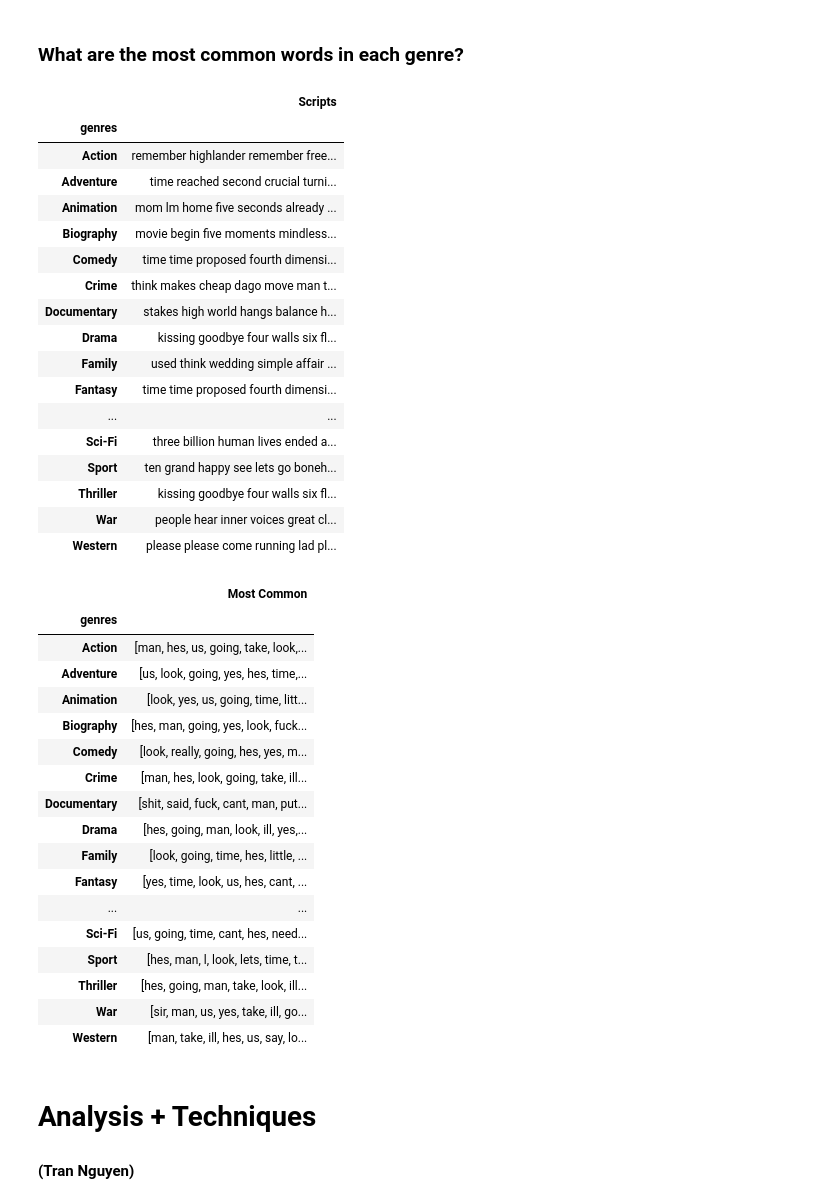
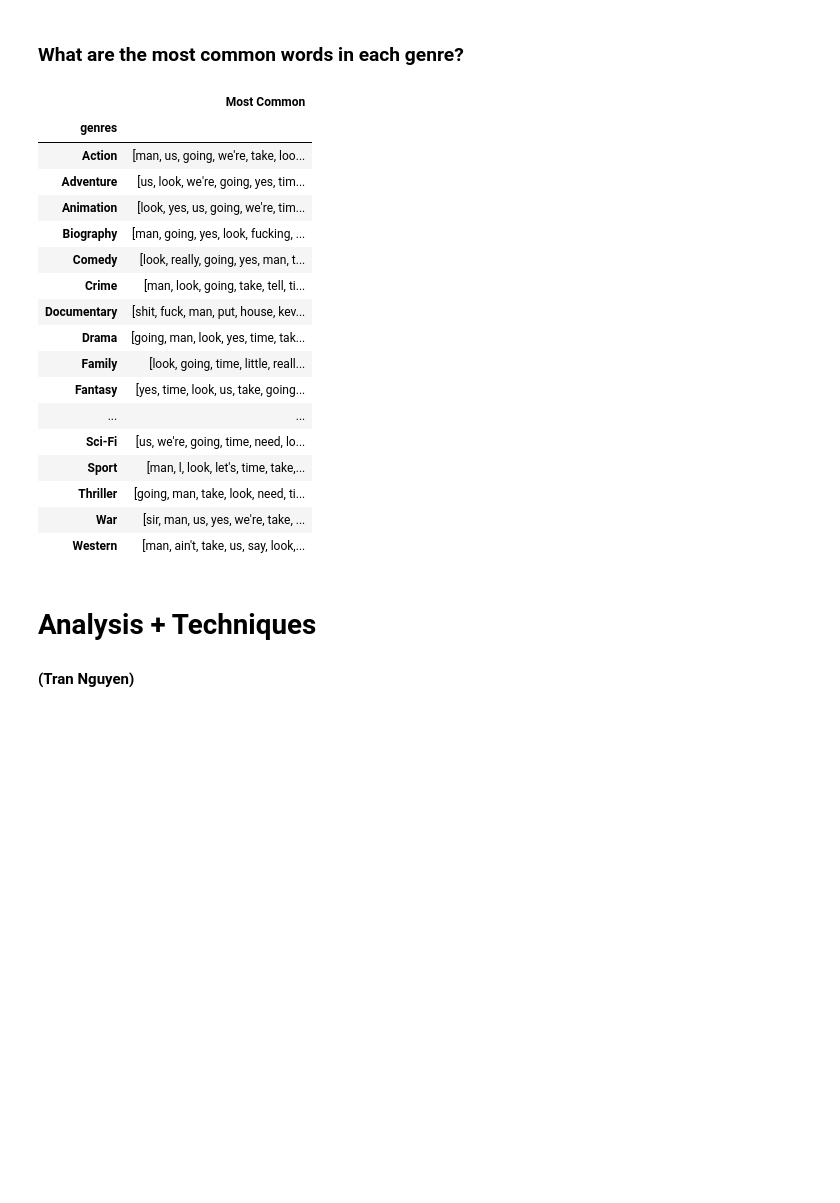
Before and after one commit to kotooriiii/CS105-Project, a Jupyter notebook: ProjectMain.ipynb, the cells around one changed output. Cells and saved outputs as stored; diff of their text form; code cells hidden in the pictures; blank space fills up the shorter version.

Commit message:
nina most recent push

```diff
--- a/ProjectMain.ipynb
+++ b/ProjectMain.ipynb
@@ -94,7 +94,8 @@ We also noticed that some movies had more than one entry. This was because there
 # scripts_basics_df = scripts_basics_df.rename(columns={'index': 'IMDB ID'})
 # scripts_basics_df = removeDuplicates(scripts_basics_df)
 # %%
-#Read clean.csv, which has our cleaned dataset
-scripts_basics_df = pd.read_csv("datasets/moviesOFFICIAL.csv")
+#Read clean12noon.csv, which has our cleaned dataset
+scripts_basics_df = pd.read_csv("datasets/arrivalMovies.csv")
+scripts_basics_df = scripts_basics_df.loc[:, ~scripts_basics_df.columns.str.startswith('Unnamed')]
 scripts_basics_df.head()
 # %% [output]
@@ -220,70 +224,52 @@ from collections import Counter
 # Get script for Jurassic Park (1993) and print!
 # Sauce: https://www.geeksforgeeks.org/find-k-frequent-words-data-set-python/
 # pd.set_option('display.max_colwidth', None)
 # jp_script = scripts_basics_df.at[118, 'Scripts']
 # jp_
 
 
 # new_df = scripts_basics_df[["originalTitle", "Scripts", "genres"]]
 # new_df = new_df.dropna() #can be deleted since data should be clean before this step, kept for testing
 # new_df['Length'] = new_df['Scripts'].str.split(" ").str.len() # adds the length column with length of each script
 # display(new_df)
 def cleanDF(df):
     df_copy = df.copy()
-    filtered_words_x = ['go', 'right', 'come', 'good', 'okay', 'one', 'would', 'want', 'think', 'see', 'back', 'hey']
+    filtered_words_x = ['go', 'right', 'come', 'good', 'okay', 'one', 'would', 'want', 'think', 'see', 'back', 'hey', 'i\'m', 'i\'ll', 'that\'s','he\'s', 'can\'t', 'said', 'this']
     df_copy['Scripts'] = df_copy['Scripts'].apply(lambda x: ' '.join([item for item in x.split() if item.lower() not in filtered_words_x]))
     return df_copy
 
 words_df = scripts_basics_df[["originalTitle", "Scripts", "genres"]]
 words_df = words_df.dropna()
 words_df = words_df.astype({'Scripts':'string'})
 # display(words_df)
 # words_df.groupby(['genres'], as_index = False).agg({'val': ' '.join})
 words_df = words_df.groupby(['genres']).agg({'Scripts': ' '.join})
 display(words_df)
 
 clean_df = cleanDF(words_df)
 # mostCommon = Counter(words_df.loc[:'Scripts'].str.split(" ")).mostcommon()
 clean_df["Most Common"] = pd.DataFrame({"MostCommon" : clean_df['Scripts'].str.split(" ").apply(lambda x: [k for k, v in Counter(x).most_common(10)])})
 pd.set_option('display.max_colwidth', None)
 display(clean_df[["Most Common"]])
 # %% [output]
-|  | Scripts |
+|  | Most Common |
 | genres |  |
-| Action | remember highlander remember free... |
-| Adventure | time reached second crucial turni... |
-| Animation | mom lm home five seconds already ... |
-| Biography | movie begin five moments mindless... |
-| Comedy | time time proposed fourth dimensi... |
-| Crime | think makes cheap dago move man t... |
-| Documentary | stakes high world hangs balance h... |
-| Drama | kissing goodbye four walls six fl... |
-| Family | used think wedding simple affair ... |
-| Fantasy | time time proposed fourth dimensi... |
+| Action | [man, us, going, we're, take, loo... |
+| Adventure | [us, look, we're, going, yes, tim... |
+| Animation | [look, yes, us, going, we're, tim... |
+| Biography | [man, going, yes, look, fucking, ... |
+| Comedy | [look, really, going, yes, man, t... |
+| Crime | [man, look, going, take, tell, ti... |
+| Documentary | [shit, fuck, man, put, house, kev... |
+| Drama | [going, man, look, yes, time, tak... |
+| Family | [look, going, time, little, reall... |
+| Fantasy | [yes, time, look, us, take, going... |
 | ... | ... |
-| Sci-Fi | three billion human lives ended a... |
-| Sport | ten grand happy see lets go boneh... |
-| Thriller | kissing goodbye four walls six fl... |
-| War | people hear inner voices great cl... |
-| Western | please please come running lad pl... |
+| Sci-Fi | [us, we're, going, time, need, lo... |
+| Sport | [man, l, look, let's, time, take,... |
+| Thriller | [going, man, take, look, need, ti... |
+| War | [sir, man, us, yes, we're, take, ... |
+| Western | [man, ain't, take, us, say, look,... |
-|  | Most Common |
-| genres |  |
-| Action | [man, hes, us, going, take, look,... |
-| Adventure | [us, look, going, yes, hes, time,... |
-| Animation | [look, yes, us, going, time, litt... |
-| Biography | [hes, man, going, yes, look, fuck... |
-| Comedy | [look, really, going, hes, yes, m... |
-| Crime | [man, hes, look, going, take, ill... |
-| Documentary | [shit, said, fuck, cant, man, put... |
-| Drama | [hes, going, man, look, ill, yes,... |
-| Family | [look, going, time, hes, little, ... |
-| Fantasy | [yes, time, look, us, hes, cant, ... |
-| ... | ... |
-| Sci-Fi | [us, going, time, cant, hes, need... |
-| Sport | [hes, man, l, look, lets, time, t... |
-| Thriller | [hes, going, man, take, look, ill... |
-| War | [sir, man, us, yes, take, ill, go... |
-| Western | [man, take, ill, hes, us, say, lo... |
 # %% [markdown]
 # Analysis + Techniques
 #### (Tran Nguyen)
```
Also changed, not shown: parts of 8 cells of this notebook.
